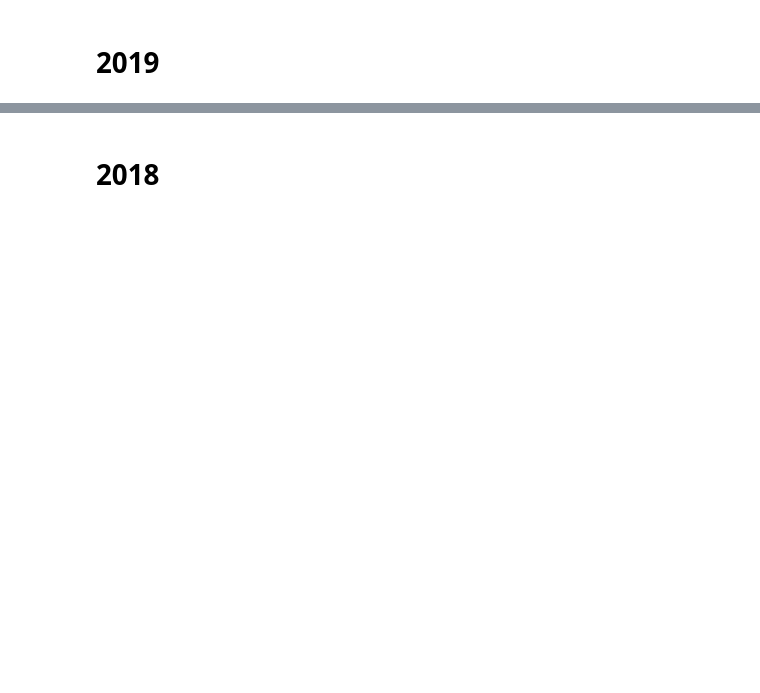
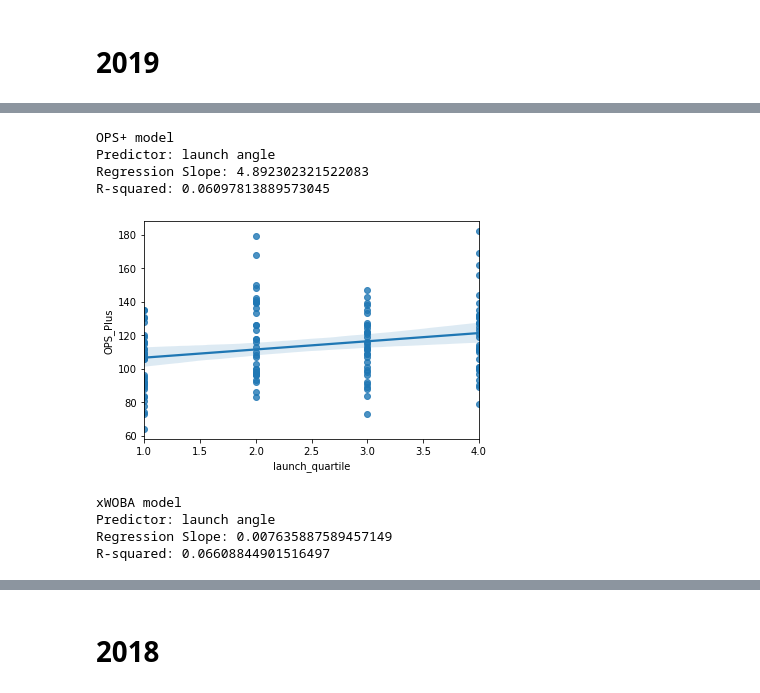
Before and after one commit to GeoffreyBrann/info2950, a Jupyter notebook: phase_4_launch_ange.ipynb, the cells around one changed output, grey strips where cells are left out. Cells and saved outputs as stored; diff of their text form; code cells hidden in the pictures; blank space fills up the shorter version.

```diff
--- a/phase_4_launch_ange.ipynb
+++ b/phase_4_launch_ange.ipynb
@@ -135,3 +48,2 @@ print(type(bools))
 # %%
-data_2019['launch_quartile'] = dummies
-data_2019.head()
+data_2019['launch_quartile'] = test_list
@@ -154,0 +62,20 @@ sns.regplot(x="launch_quartile", y="wRC_Plus", data=data_2019);
+# %%
+OPS_model_2019 = LinearRegression().fit(data_2019[['launch_quartile']], data_2019[['OPS_Plus']])
+print('OPS+ model\nPredictor: launch angle\nRegression Slope: {}\nR-squared: {}\n'.format(OPS_model_2019.coef_[0][0], OPS_model_2019.score(data_2019[['launch_quartile']], data_2019[['OPS_Plus']])))
+# %% [output]
+OPS+ model
+Predictor: launch angle
+Regression Slope: 4.892302321522083
+R-squared: 0.06097813889573045
+# %%
+sns.regplot(x="launch_quartile", y="OPS_Plus", data=data_2019);
+# %% [output]
+[figure, added]
+# %%
+xWOBA_model_2019 = LinearRegression().fit(data_2019[['launch_quartile']], data_2019[['xwoba']])
+print('xWOBA model\nPredictor: launch angle\nRegression Slope: {}\nR-squared: {}\n'.format(xWOBA_model_2019.coef_[0][0], xWOBA_model_2019.score(data_2019[['launch_quartile']], data_2019[['xwoba']])))
+# %% [output]
+xWOBA model
+Predictor: launch angle
+Regression Slope: 0.007635887589457149
+R-squared: 0.06608844901516497
```
Also changed, not shown: parts of 42 cells of this notebook.
